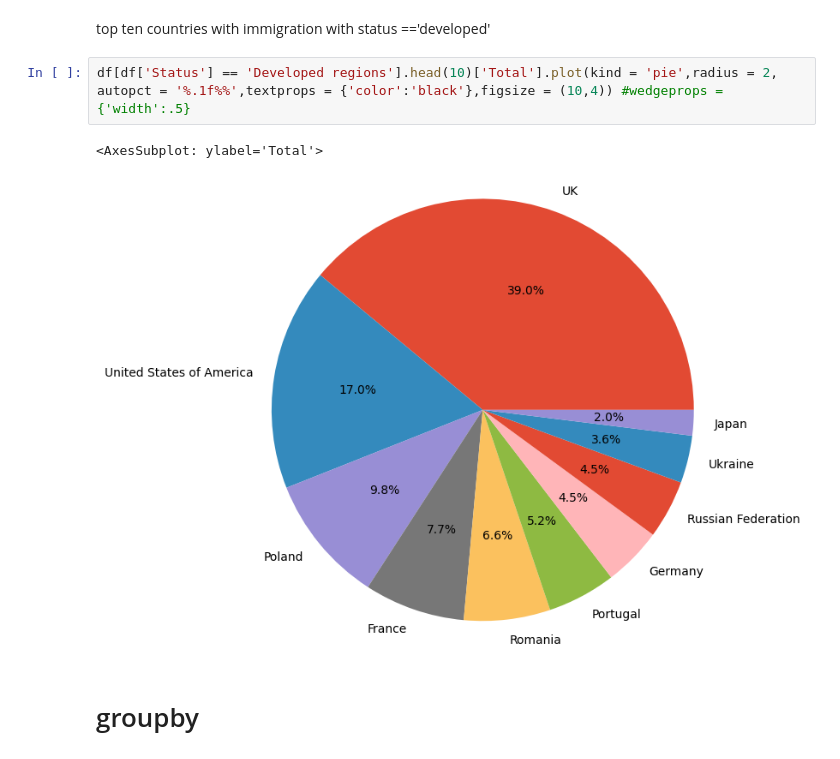
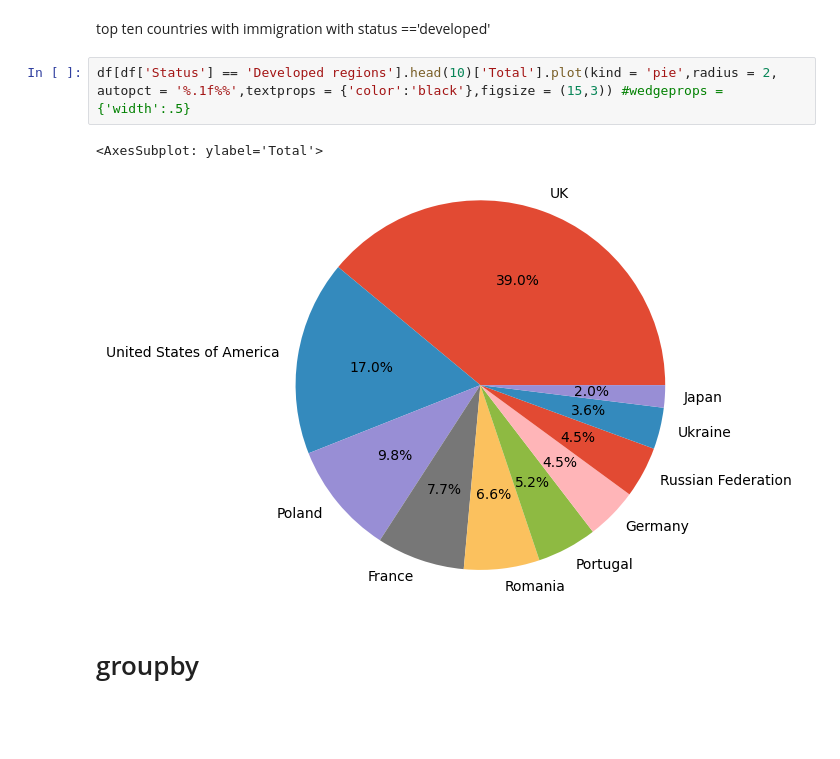
Before and after one commit to anushkasaxena27/python-data-science, a Jupyter notebook: data science/data_analytics.ipynb, the cells around one changed output. Drawn from its saved outputs; the diff is of its cells as text; blank space fills up the shorter version.

```diff
--- a/data science/data_analytics.ipynb
+++ b/data science/data_analytics.ipynb
@@ -143,9 +143,9 @@ df[df['Continent'] == 'Africa']['Total'].head().plot(kind = 'pie',radius = 2, au
 # %% [markdown]
 top ten countries with immigration with status =='developed'
 # %%
-df[df['Status'] == 'Developed regions'].head(10)['Total'].plot(kind = 'pie',radius = 2, autopct = '%.1f%%',textprops = {'color':'black'},figsize = (10,4)) #wedgeprops = {'width':.5}
+df[df['Status'] == 'Developed regions'].head(10)['Total'].plot(kind = 'pie',radius = 2, autopct = '%.1f%%',textprops = {'color':'black'},figsize = (15,3)) #wedgeprops = {'width':.5}
 # %% [output]
 <AxesSubplot: ylabel='Total'>
-[figure, old version]
+[figure, new version]
 # %% [markdown]
 # groupby
```
Also changed, not shown: parts of 8 cells of this notebook, 5 other files.
